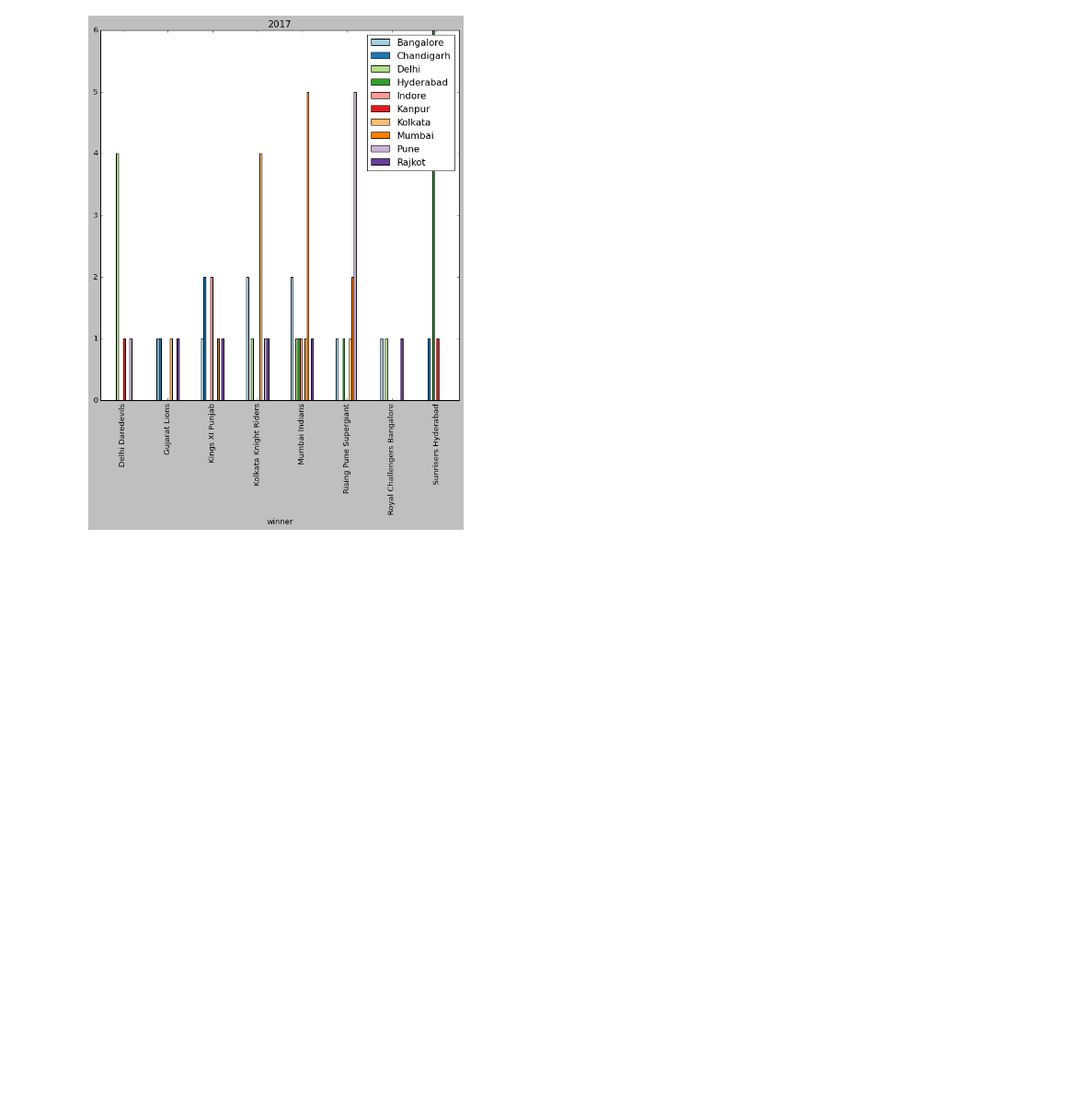
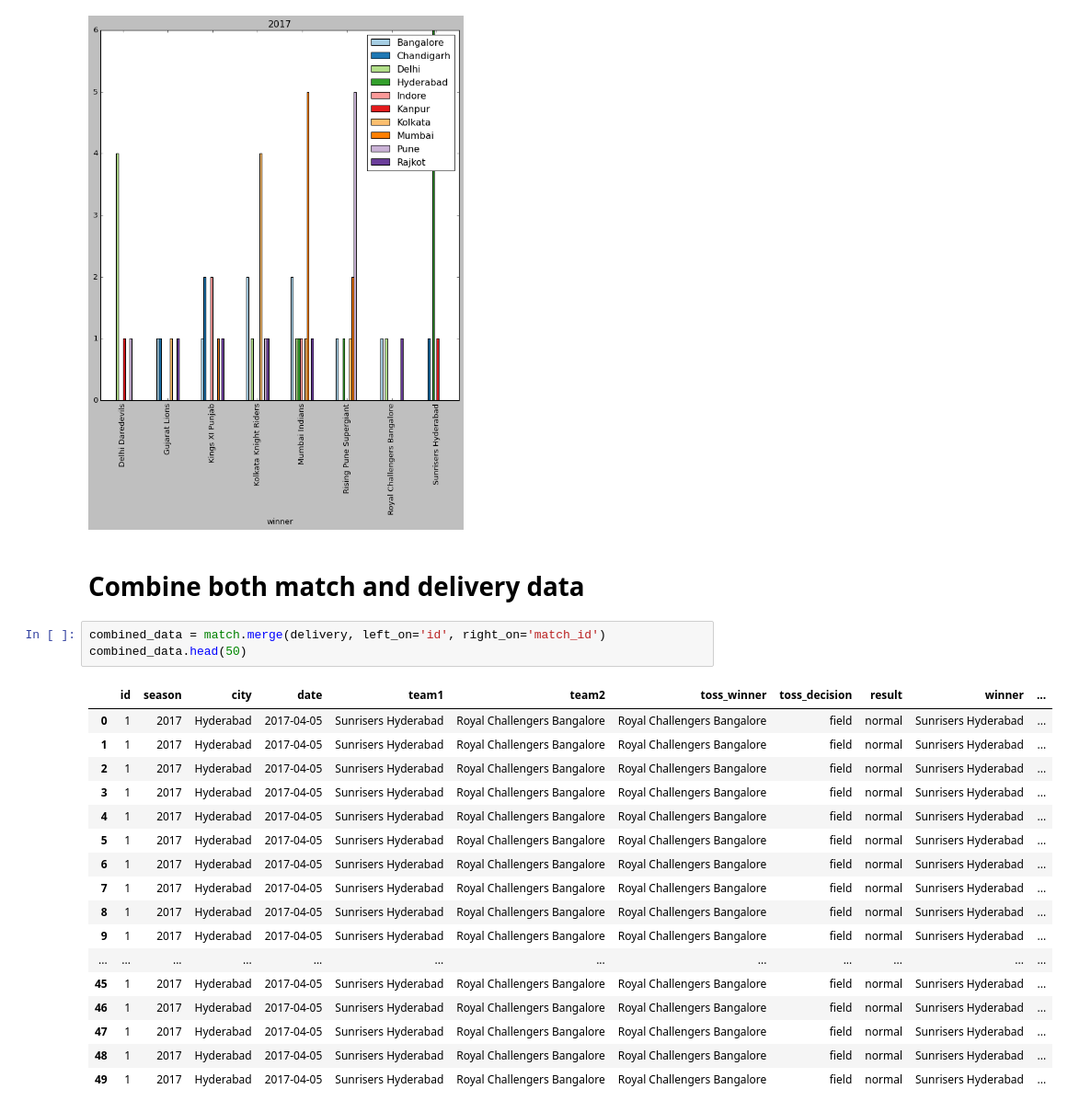
Before and after one commit to Aiant1/Data_Analysis_Projects, a Jupyter notebook: Indian_Premier_League_Data_analysis.ipynb, the cells around one changed output. Shown at 92% size. Cells and saved outputs as stored; diff of their text form; blank space fills up the shorter version.

```diff
--- a/Indian_Premier_League_Data_analysis.ipynb
+++ b/Indian_Premier_League_Data_analysis.ipynb
@@ -356,3 +356,26 @@ for seasons in seasons_played_in_india:
 [figure]
 [figure]
 [figure]
+# %% [markdown]
+# Combine both match and delivery data
+# %%
+combined_data = match.merge(delivery, left_on='id', right_on='match_id')
+combined_data.head(50)
+# %% [output]
+|  | id | season | city | date | team1 | team2 | toss_winner | toss_decision | result | winner | ... |
+| 0 | 1 | 2017 | Hyderabad | 2017-04-05 | Sunrisers Hyderabad | Royal Challengers Bangalore | Royal Challengers Bangalore | field | normal | Sunrisers Hyderabad | ... |
+| 1 | 1 | 2017 | Hyderabad | 2017-04-05 | Sunrisers Hyderabad | Royal Challengers Bangalore | Royal Challengers Bangalore | field | normal | Sunrisers Hyderabad | ... |
+| 2 | 1 | 2017 | Hyderabad | 2017-04-05 | Sunrisers Hyderabad | Royal Challengers Bangalore | Royal Challengers Bangalore | field | normal | Sunrisers Hyderabad | ... |
+| 3 | 1 | 2017 | Hyderabad | 2017-04-05 | Sunrisers Hyderabad | Royal Challengers Bangalore | Royal Challengers Bangalore | field | normal | Sunrisers Hyderabad | ... |
+| 4 | 1 | 2017 | Hyderabad | 2017-04-05 | Sunrisers Hyderabad | Royal Challengers Bangalore | Royal Challengers Bangalore | field | normal | Sunrisers Hyderabad | ... |
+| 5 | 1 | 2017 | Hyderabad | 2017-04-05 | Sunrisers Hyderabad | Royal Challengers Bangalore | Royal Challengers Bangalore | field | normal | Sunrisers Hyderabad | ... |
+| 6 | 1 | 2017 | Hyderabad | 2017-04-05 | Sunrisers Hyderabad | Royal Challengers Bangalore | Royal Challengers Bangalore | field | normal | Sunrisers Hyderabad | ... |
+| 7 | 1 | 2017 | Hyderabad | 2017-04-05 | Sunrisers Hyderabad | Royal Challengers Bangalore | Royal Challengers Bangalore | field | normal | Sunrisers Hyderabad | ... |
+| 8 | 1 | 2017 | Hyderabad | 2017-04-05 | Sunrisers Hyderabad | Royal Challengers Bangalore | Royal Challengers Bangalore | field | normal | Sunrisers Hyderabad | ... |
+| 9 | 1 | 2017 | Hyderabad | 2017-04-05 | Sunrisers Hyderabad | Royal Challengers Bangalore | Royal Challengers Bangalore | field | normal | Sunrisers Hyderabad | ... |
+| ... | ... | ... | ... | ... | ... | ... | ... | ... | ... | ... | ... |
+| 45 | 1 | 2017 | Hyderabad | 2017-04-05 | Sunrisers Hyderabad | Royal Challengers Bangalore | Royal Challengers Bangalore | field | normal | Sunrisers Hyderabad | ... |
+| 46 | 1 | 2017 | Hyderabad | 2017-04-05 | Sunrisers Hyderabad | Royal Challengers Bangalore | Royal Challengers Bangalore | field | normal | Sunrisers Hyderabad | ... |
+| 47 | 1 | 2017 | Hyderabad | 2017-04-05 | Sunrisers Hyderabad | Royal Challengers Bangalore | Royal Challengers Bangalore | field | normal | Sunrisers Hyderabad | ... |
+| 48 | 1 | 2017 | Hyderabad | 2017-04-05 | Sunrisers Hyderabad | Royal Challengers Bangalore | Royal Challengers Bangalore | field | normal | Sunrisers Hyderabad | ... |
+| 49 | 1 | 2017 | Hyderabad | 2017-04-05 | Sunrisers Hyderabad | Royal Challengers Bangalore | Royal Challengers Bangalore | field | normal | Sunrisers Hyderabad | ... |
```
Also changed, not shown: parts of 11 cells of this notebook.
